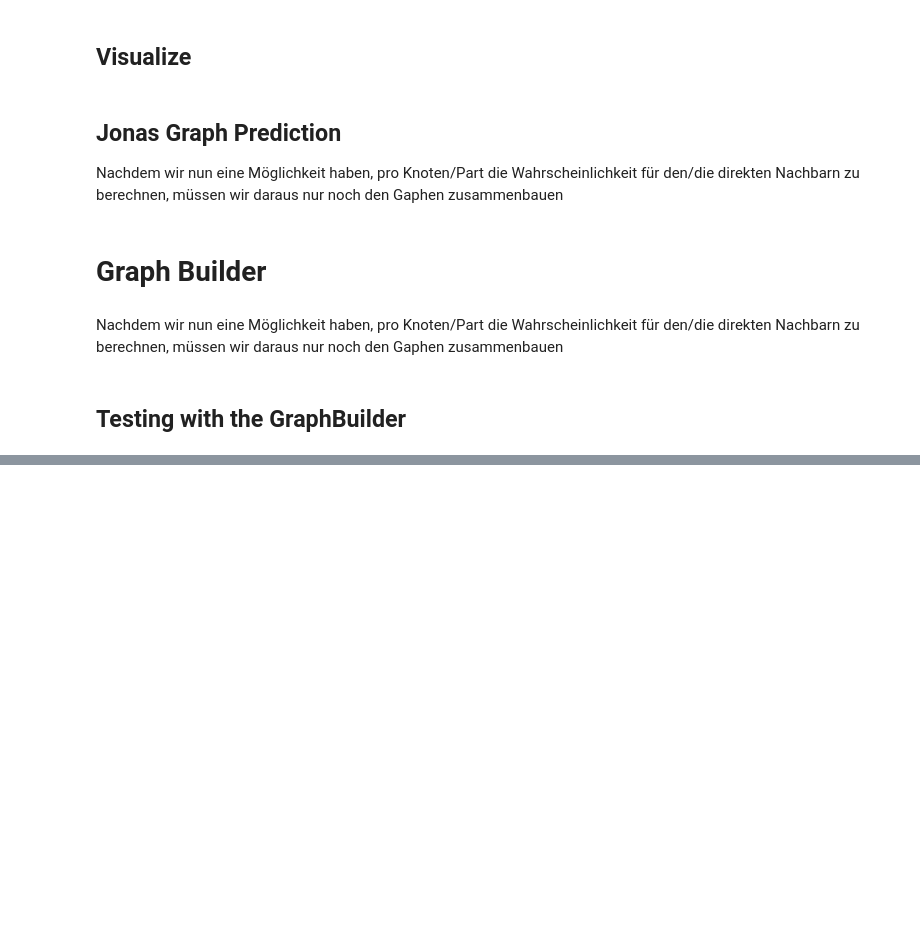
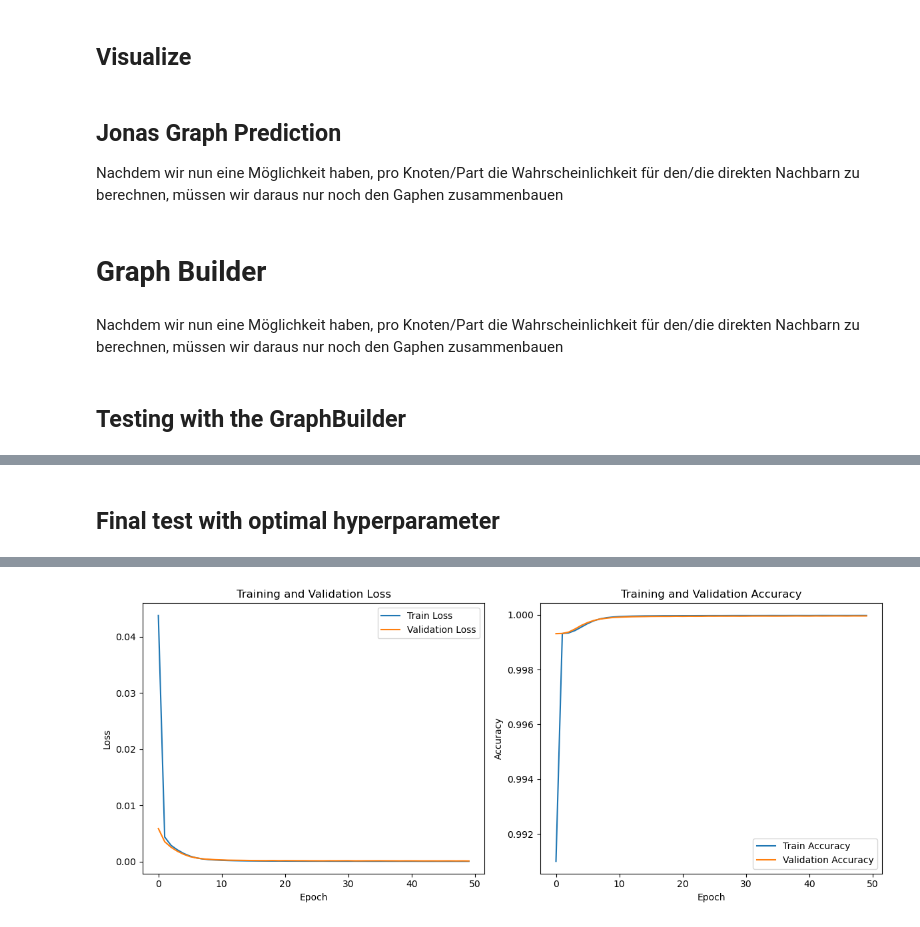
Before and after one commit to javajonny/ai-lecture-project, a Jupyter notebook: predict_neighbours.ipynb, the cells around one changed output, grey strips where cells are left out. Saved outputs shown, nothing was run; the diff lists cells and outputs as text; code cells hidden in the pictures; blank space fills up the shorter version.

Commit message:
testing ist fertig

```diff
--- a/predict_neighbours.ipynb
+++ b/predict_neighbours.ipynb
@@ -989,0 +1097,67 @@ print(f"Hyperparameter tuning results saved to {output_file}")
+# %% [markdown]
+## Final test with optimal hyperparameter
+# %%
+testing_list = []
+for parts, graph in testing_set:
+    tuple = (parts, graph)
+    testing_list.append(tuple)
+
+# train the model with the best hyperparameters
+ffnn = FFNN(input_dim, int(best_hidden_dim), output_dim).to(device)
+
+# Train the model
+train_losses, val_losses, train_accuracies, val_accuracies = ffnn.train_ffnn(
+    train_dataset=train_part_dataset,
+    val_dataset=val_part_dataset,
+    num_epochs=num_epochs,
+    batch_size=int(best_batch_size),
+    learning_rate=float(best_learning_rate),
+    device=device
+)
+
+# Save the trained model
+file_path = f"ffnn_model_best.pth"
+torch.save(ffnn.state_dict(), file_path)
+print(f"Model saved to {file_path}")
+
+# Visualize the training results
+plt.figure(figsize=(12, 5))
+plt.subplot(1, 2, 1)
+plt.plot(train_losses, label="Train Loss")
+plt.plot(val_losses, label="Validation Loss")
+plt.xlabel("Epoch")
+plt.ylabel("Loss")
+plt.legend()
+plt.title("Training and Validation Loss")
+
+plt.subplot(1, 2, 2)
+plt.plot(train_accuracies, label="Train Accuracy")
+plt.plot(val_accuracies, label="Validation Accuracy")
+plt.xlabel("Epoch")
+plt.ylabel("Accuracy")
+plt.legend()
+plt.title("Training and Validation Accuracy")
+plt.tight_layout()
+
+plt.show()
+
+
+# Test the model
+test_part_dataset = PartDataset(testing_set)      # --> Länge 59275 alle parts in allen Graphen (Alle graph - PArtID combis)
+
+avg_test_loss, test_accuracy = ffnn.test_ffnn(test_part_dataset, batch_size=int(best_batch_size), device=device)
+
+print("Test Accuracy: ", test_accuracy)
+print("Test Loss: ", avg_test_loss)
+
+
+# Initialize and load the model
+builder = GraphBuilder()
+
+# Load the best model
+builder.load_model(input_dim, int(best_hidden_dim), output_dim, file_path)
+
+# Evaluate the model
+edge_accuracy = evaluate(builder, testing_list)
+print("Accuracy of NeighbourGraphPredictionModel: ", edge_accuracy)
+# %% [output]
@@ -989,0 +1181 @@ print(f"Hyperparameter tuning results saved to {output_file}")
+[figure, added]
```
Also changed, not shown: parts of 10 cells of this notebook, 2 other files.
